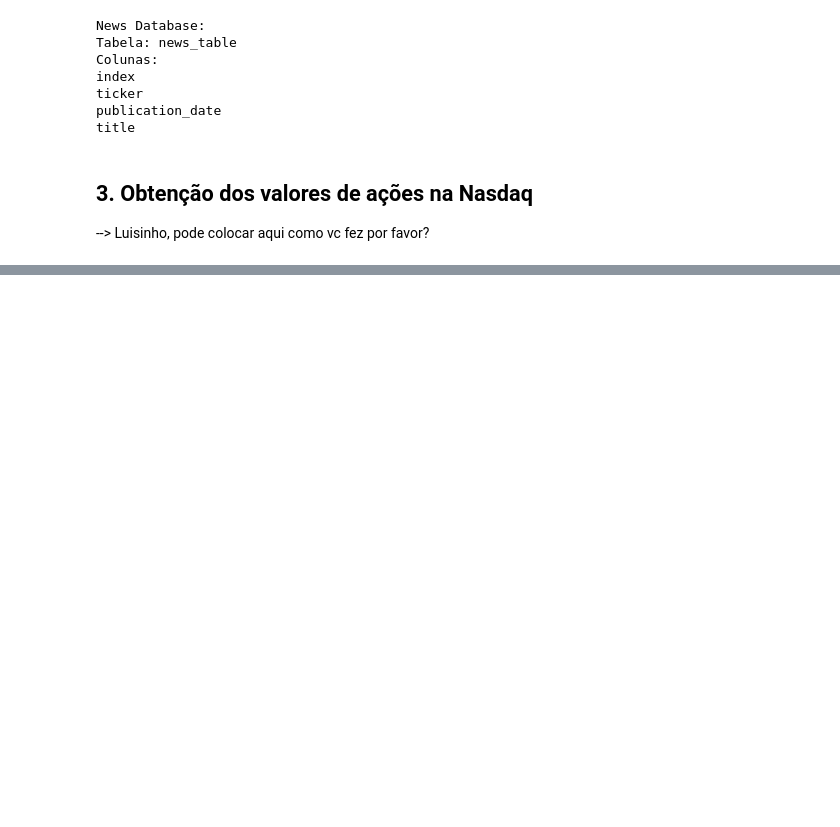
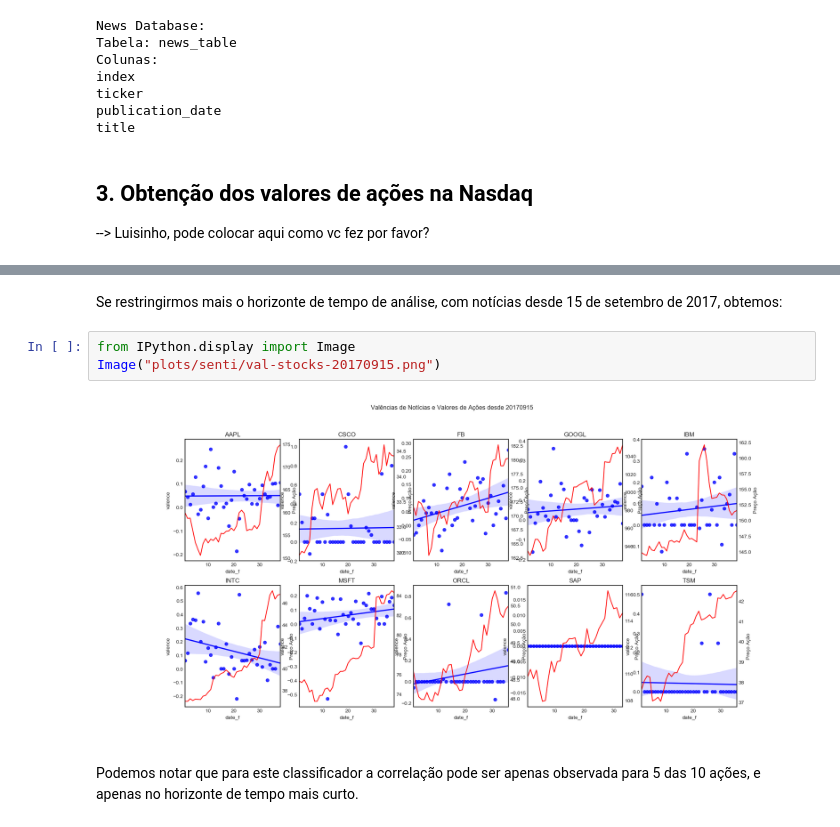
Before and after one commit to fabiograssiotto/stocks_proj, a Jupyter notebook: Stocks.ipynb, the cells around one changed output, grey strips where cells are left out. Cells and saved outputs as stored; diff of their text form; blank space fills up the shorter version.

```diff
--- a/Stocks.ipynb
+++ b/Stocks.ipynb
@@ -150,0 +299,9 @@ title
+# %% [markdown]
+Se restringirmos mais o horizonte de tempo de análise, com notícias desde 15 de setembro de 2017, obtemos:
+# %%
+from IPython.display import Image
+Image("plots/senti/val-stocks-20170915.png")
+# %% [output]
+[figure, added]
+# %% [markdown]
+Podemos notar que para este classificador a correlação pode ser apenas observada para 5 das 10 ações, e apenas no horizonte de tempo mais curto.
```
Also changed, not shown: parts of 6 cells of this notebook, 2 other files.
